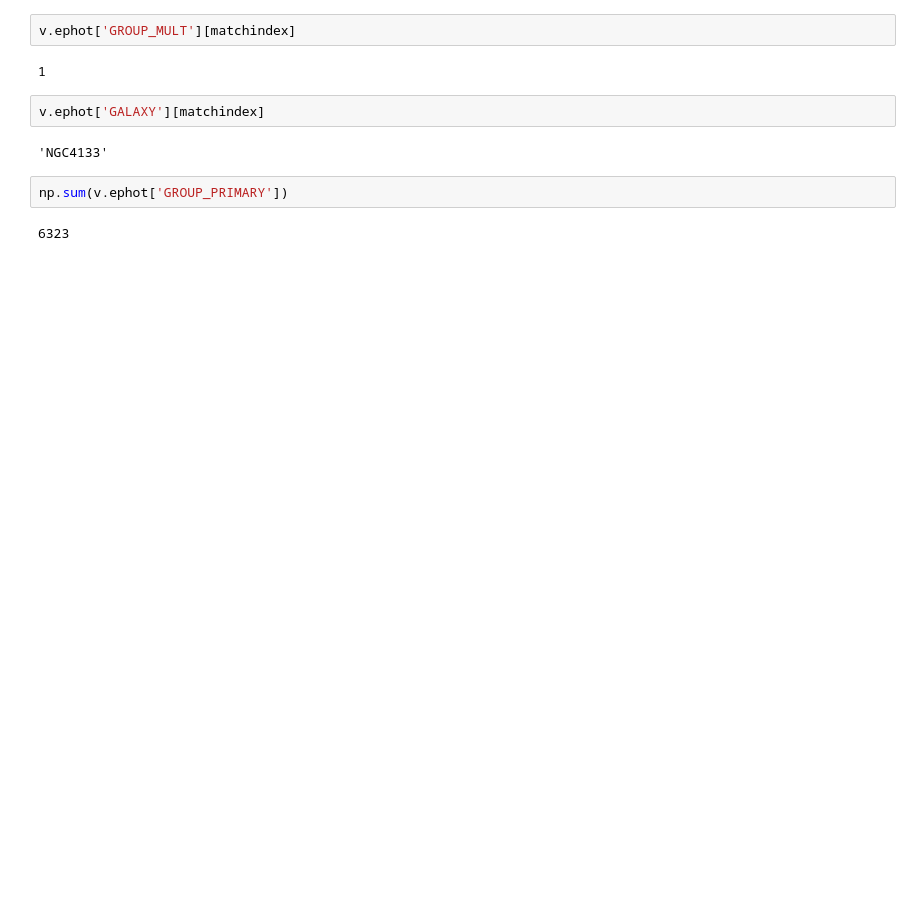
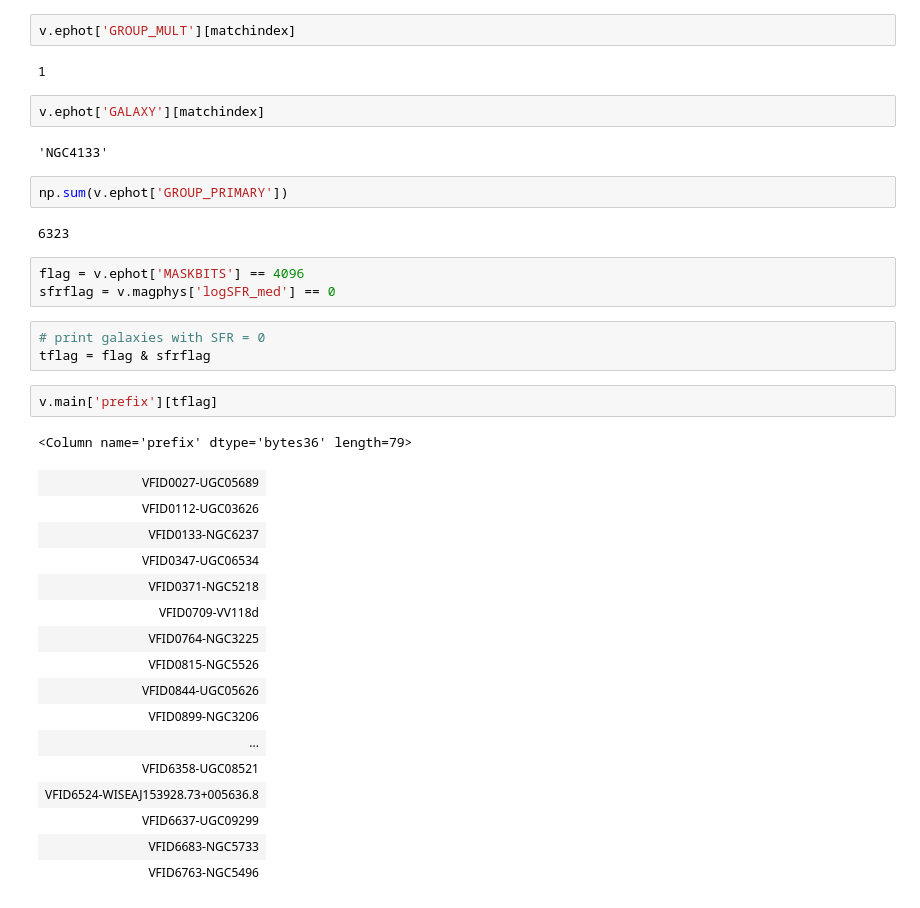
Before and after one commit to rfinn/Virgo, a Jupyter notebook: notebooks/making_tables_v2.ipynb, the cells around one changed output. Cells and saved outputs as stored; diff of their text form; blank space fills up the shorter version.

```diff
--- a/notebooks/making_tables_v2.ipynb
+++ b/notebooks/making_tables_v2.ipynb
@@ -593,3 +576,29 @@ v.ephot['GALAXY'][matchindex]
 np.sum(v.ephot['GROUP_PRIMARY'])
 # %% [output]
 6323
+# %%
+flag = v.ephot['MASKBITS'] == 4096
+sfrflag = v.magphys['logSFR_med'] == 0
+# %%
+# print galaxies with SFR = 0
+tflag = flag & sfrflag
+# %%
+v.main['prefix'][tflag]
+# %% [output]
+<Column name='prefix' dtype='bytes36' length=79>
+| VFID0027-UGC05689 |
+| VFID0112-UGC03626 |
+| VFID0133-NGC6237 |
+| VFID0347-UGC06534 |
+| VFID0371-NGC5218 |
+| VFID0709-VV118d |
+| VFID0764-NGC3225 |
+| VFID0815-NGC5526 |
+| VFID0844-UGC05626 |
+| VFID0899-NGC3206 |
+| ... |
+| VFID6358-UGC08521 |
+| VFID6524-WISEAJ153928.73+005636.8 |
+| VFID6637-UGC09299 |
+| VFID6683-NGC5733 |
+| VFID6763-NGC5496 |
```
Also changed, not shown: parts of 7 cells of this notebook, 1 other file.
